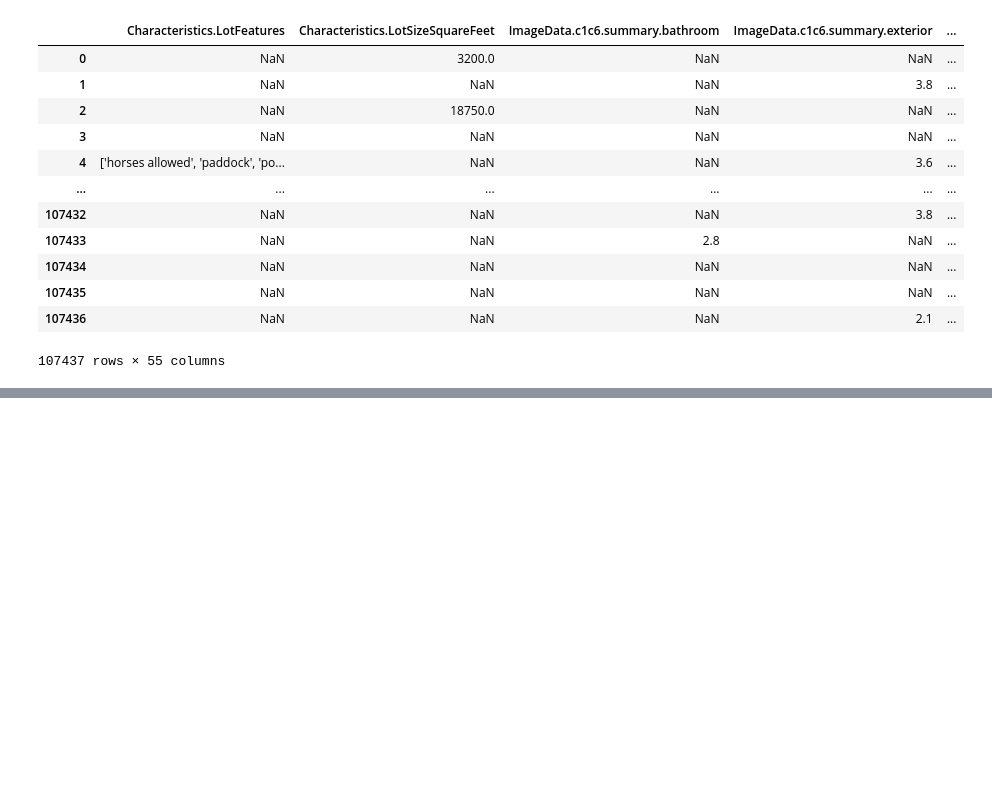
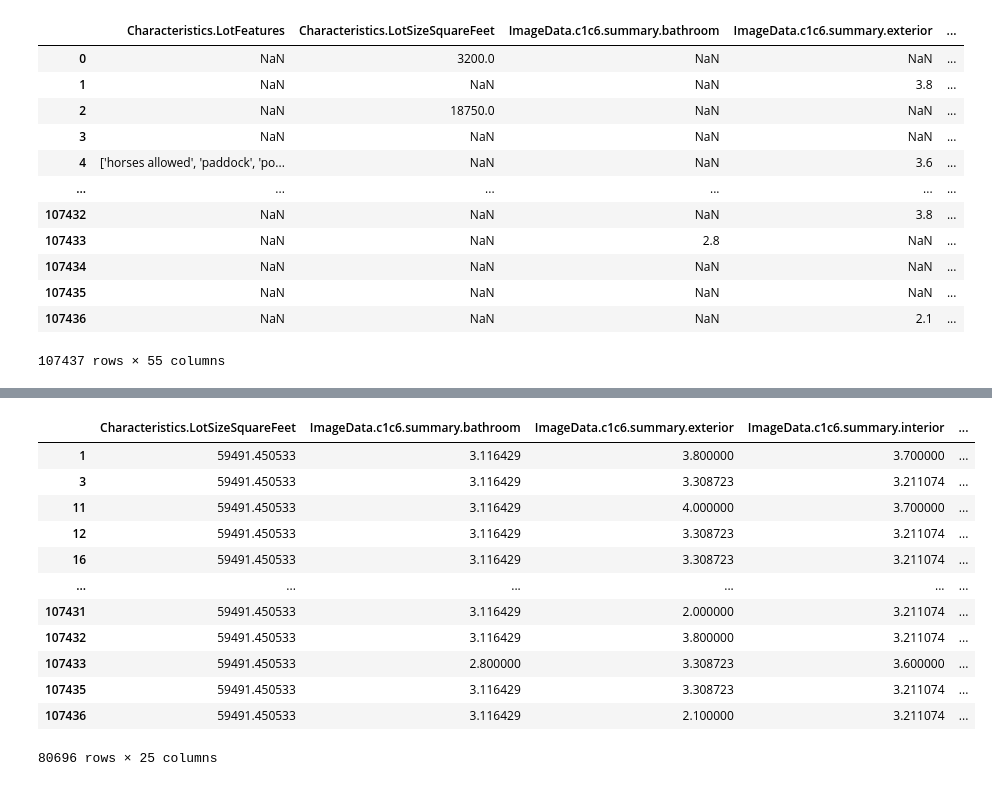
Before and after one commit to GenisLopez5/DatathonFME2024, a Jupyter notebook: main.ipynb, the cells around one changed output, grey strips where cells are left out. Cells and saved outputs as stored; diff of their text form; code cells hidden in the pictures; blank space fills up the shorter version.

```diff
--- a/main.ipynb
+++ b/main.ipynb
@@ -56,3 +90,30 @@ columnes_numeriques
+# %%
+# Calcular el IQR para cada columna numérica
+for columna in data.select_dtypes(include=['number']).columns:
+    Q1 = columnes_numeriques[columna].quantile(0.05)
+    Q3 = columnes_numeriques[columna].quantile(0.95)
+    IQR = Q3 - Q1
+    limite_inferior = Q1 - 1.5 * IQR
+    limite_superior = Q3 + 1.5 * IQR
+
+    # Filtrar las filas donde los valores están dentro de los límites
+    columnes_numeriques = columnes_numeriques[(columnes_numeriques[columna] >= limite_inferior) & (columnes_numeriques[columna] <= limite_superior)]
+
+columnes_numeriques
+# %% [output]
+|  | Characteristics.LotSizeSquareFeet | ImageData.c1c6.summary.bathroom | ImageData.c1c6.summary.exterior | ImageData.c1c6.summary.interior | ... |
+| 1 | 59491.450533 | 3.116429 | 3.800000 | 3.700000 | ... |
+| 3 | 59491.450533 | 3.116429 | 3.308723 | 3.211074 | ... |
+| 11 | 59491.450533 | 3.116429 | 4.000000 | 3.700000 | ... |
+| 12 | 59491.450533 | 3.116429 | 3.308723 | 3.211074 | ... |
+| 16 | 59491.450533 | 3.116429 | 3.308723 | 3.211074 | ... |
+| ... | ... | ... | ... | ... | ... |
+| 107431 | 59491.450533 | 3.116429 | 2.000000 | 3.211074 | ... |
+| 107432 | 59491.450533 | 3.116429 | 3.800000 | 3.211074 | ... |
+| 107433 | 59491.450533 | 2.800000 | 3.308723 | 3.600000 | ... |
+| 107435 | 59491.450533 | 3.116429 | 3.308723 | 3.211074 | ... |
+| 107436 | 59491.450533 | 3.116429 | 2.100000 | 3.211074 | ... |
+80696 rows × 25 columns
 # %%
 # normalize all numeric columns
 scaler = MinMaxScaler()
```
Also changed, not shown: parts of 9 cells of this notebook.
